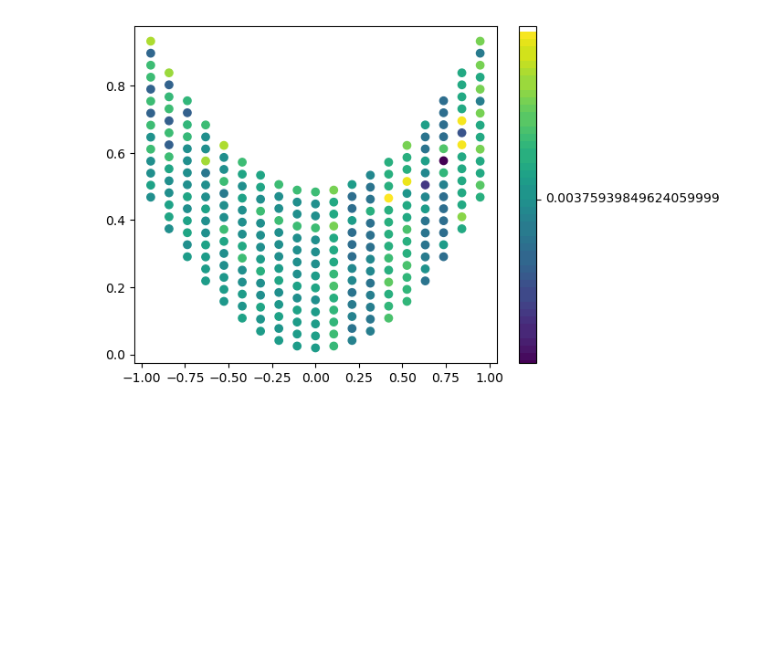
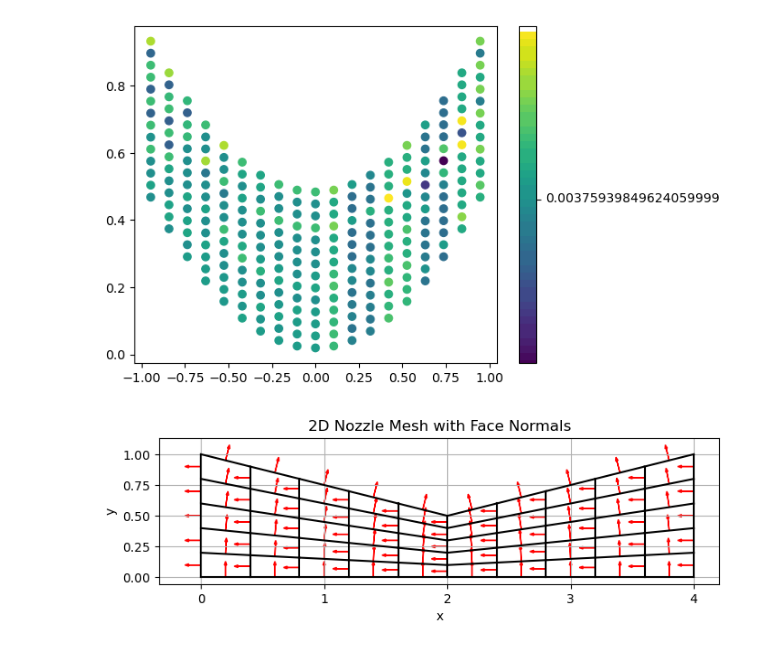
Before and after one commit to aaron23pueschel/CFD, a Jupyter notebook: CFD_FINAL/Development.ipynb, the cells around one changed output. Drawn from its saved outputs; the diff is of its cells as text; code cells hidden in the pictures; blank space fills up the shorter version.

```diff
--- a/CFD_FINAL/Development.ipynb
+++ b/CFD_FINAL/Development.ipynb
@@ -226,3 +226,81 @@ plt.colorbar()
 plt.show()
 # %% [output]
 [figure]
+# %%
+import numpy as np
+import matplotlib.pyplot as plt
+
+# 1. Nozzle geometry
+L = 4.0     # length of the nozzle
+H_in = 1.0  # inlet height
+H_out = 1.0 # outlet height
+H_throat = 0.5
+nx = 10     # number of cells in x
+ny = 5      # number of cells in y
+
+# Top wall y-position as a function of x
+def top_wall(x):
+    if x < L/2:
+        return H_in - (H_in - H_throat) * (2 * x / L)
+    else:
+        return H_throat + (H_out - H_throat) * (2 * (x - L/2) / L)
+
+# 2. Generate nodes
+x = np.linspace(0, L, nx+1)
+nodes = []
+for i in range(nx+1):
+    y_top = top_wall(x[i])
+    y = np.linspace(0, y_top, ny+1)
+    for j in range(ny+1):
+        nodes.append([x[i], y[j]])
+nodes = np.array(nodes)
+
+# 3. Generate cells
+def node_index(i, j):
+    return i * (ny + 1) + j
+
+cells = []
+for i in range(nx):
+    for j in range(ny):
+        n0 = node_index(i, j)
+        n1 = node_index(i+1, j)
+        n2 = node_index(i+1, j+1)
+        n3 = node_index(i, j+1)
+        cells.append([n0, n1, n2, n3])
+
+# 4. Extract unique edges and compute normals
+edges = dict()
+for c in cells:
+    face_pairs = [(c[0], c[1]), (c[1], c[2]), (c[2], c[3]), (c[3], c[0])]
+    for n0, n1 in face_pairs:
+        edge = tuple(sorted((n0, n1)))
+        if edge not in edges:
+            p0, p1 = nodes[edge[0]], nodes[edge[1]]
+            t = p1 - p0
+            length = np.linalg.norm(t)
+            normal = np.array([-t[1], t[0]]) / length
+            edges[edge] = {
+                'nodes': (edge[0], edge[1]),
+                'center': (p0 + p1) / 2,
+                'normal': normal,
+                'length': length
+            }
+
+# 5. Visualization (optional)
+plt.figure(figsize=(8, 3))
+for edge in edges.values():
+    p0 = nodes[edge['nodes'][0]]
+    p1 = nodes[edge['nodes'][1]]
+    center = edge['center']
+    normal = edge['normal']
+    plt.plot([p0[0], p1[0]], [p0[1], p1[1]], 'k-')
+    plt.arrow(center[0], center[1], 0.1 * normal[0], 0.1 * normal[1],
+              head_width=0.02, color='red')
+plt.gca().set_aspect('equal')
+plt.title("2D Nozzle Mesh with Face Normals")
+plt.xlabel("x")
+plt.ylabel("y")
+plt.grid(True)
+plt.show()
+# %% [output]
+[figure, added]
```
Also changed, not shown: 8 other files.
